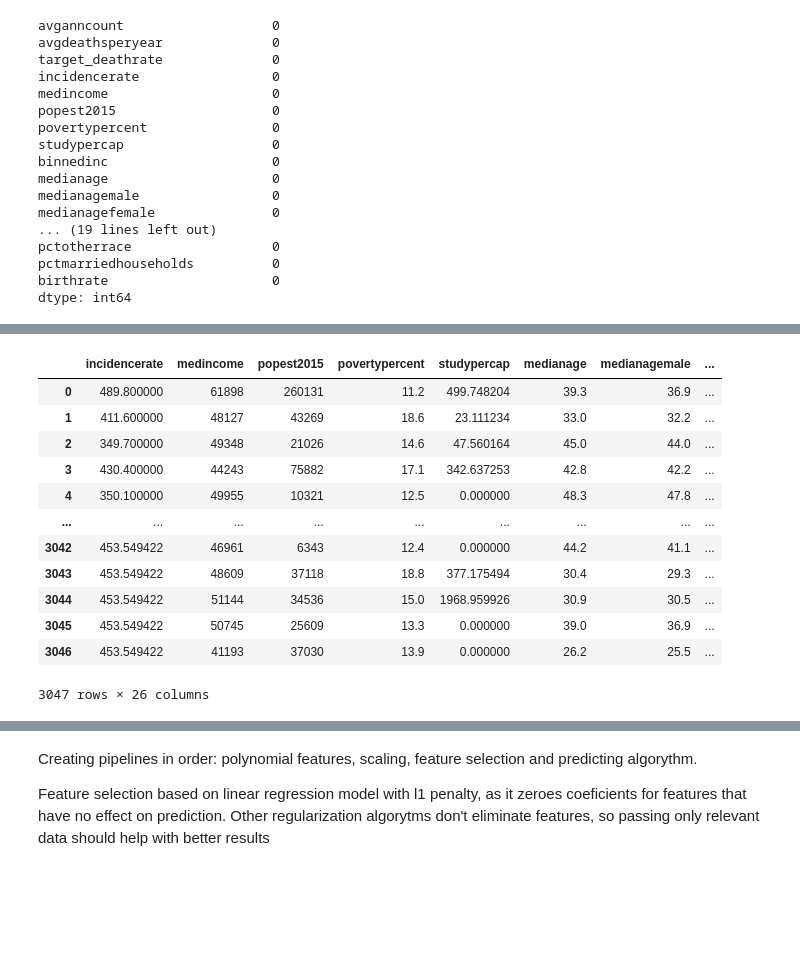
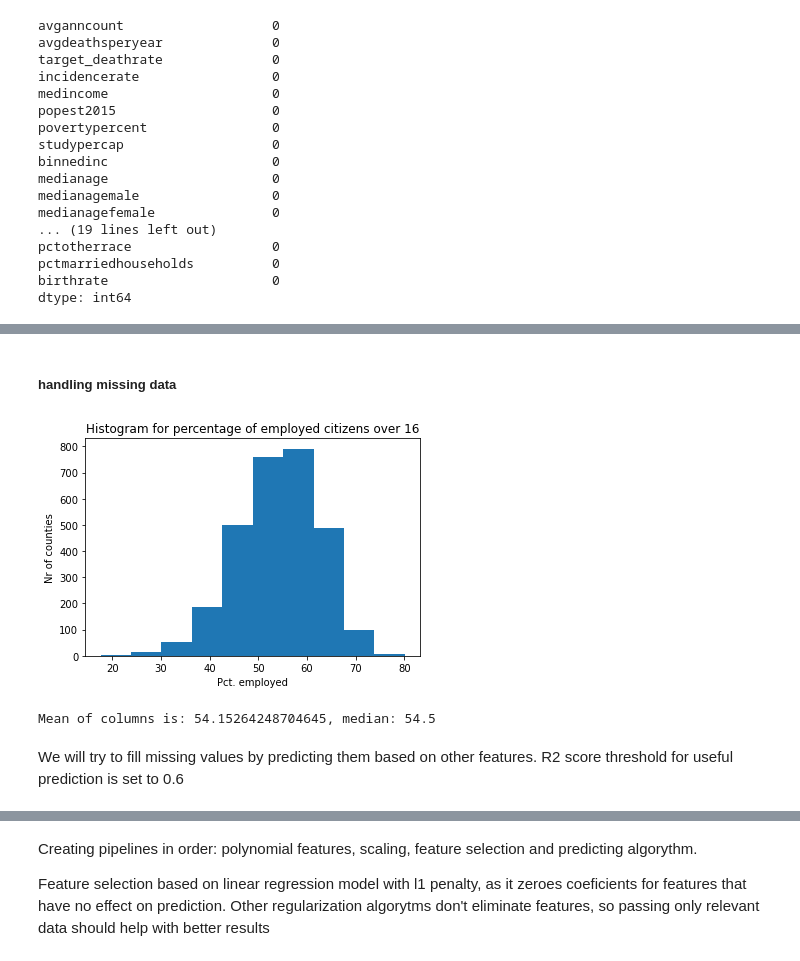
Before and after one commit to Sz-klarnia/Cancer-rates-by-US-County---analisys-and-pre, a Jupyter notebook: Cancer prediction.ipynb, the cells around one changed output, grey strips where cells are left out. Drawn from its saved outputs; the diff is of its cells as text; code cells hidden in the pictures; blank space fills up the shorter version.

```diff
--- a/Cancer prediction.ipynb
+++ b/Cancer prediction.ipynb
@@ -682,6 +549,3 @@ pctotherrace                  0
 pctmarriedhouseholds          0
 birthrate                     0
 dtype: int64
-# %%
-#removing columns with lots of nans and non numerical columns
-data = data.drop(["pctsomecol18_24","pctemployed16_over","pctprivatecoveragealone","binnedinc","geography"],axis=1)
@@ -704,19 +551,0 @@ data
-# %%
-# preparing data, first try, all variables
-X = data.iloc[:,3:]
-y = data.target_deathrate
-X
-# %% [output]
-|  | incidencerate | medincome | popest2015 | povertypercent | studypercap | medianage | medianagemale | ... |
-| 0 | 489.800000 | 61898 | 260131 | 11.2 | 499.748204 | 39.3 | 36.9 | ... |
-| 1 | 411.600000 | 48127 | 43269 | 18.6 | 23.111234 | 33.0 | 32.2 | ... |
-| 2 | 349.700000 | 49348 | 21026 | 14.6 | 47.560164 | 45.0 | 44.0 | ... |
-| 3 | 430.400000 | 44243 | 75882 | 17.1 | 342.637253 | 42.8 | 42.2 | ... |
-| 4 | 350.100000 | 49955 | 10321 | 12.5 | 0.000000 | 48.3 | 47.8 | ... |
-| ... | ... | ... | ... | ... | ... | ... | ... | ... |
-| 3042 | 453.549422 | 46961 | 6343 | 12.4 | 0.000000 | 44.2 | 41.1 | ... |
-| 3043 | 453.549422 | 48609 | 37118 | 18.8 | 377.175494 | 30.4 | 29.3 | ... |
-| 3044 | 453.549422 | 51144 | 34536 | 15.0 | 1968.959926 | 30.9 | 30.5 | ... |
-| 3045 | 453.549422 | 50745 | 25609 | 13.3 | 0.000000 | 39.0 | 36.9 | ... |
-| 3046 | 453.549422 | 41193 | 37030 | 13.9 | 0.000000 | 26.2 | 25.5 | ... |
-3047 rows × 26 columns
@@ -726,0 +562,18 @@ X_train, X_test, y_train, y_test = train_test_split(X,y,test_size=0.2)
+# %% [markdown]
+##### handling missing data
+# %%
+# filling missing data for pctemployed16_over
+
+# checking the distribution
+plt.hist(data["pctemployed16_over"])
+plt.title("Histogram for percentage of employed citizens over 16")
+plt.xlabel("Pct. employed")
+plt.ylabel("Nr of counties")
+plt.show()
+
+print(f"Mean of columns is: {data.pctemployed16_over.mean()}, median: {data.pctemployed16_over.median()}")
+# %% [output]
+[figure, added]
+Mean of columns is: 54.15264248704645, median: 54.5
+# %% [markdown]
+We will try to fill missing values by predicting them based on other features. R2 score threshold for useful prediction is set to 0.6
```
Also changed, not shown: parts of 85 cells of this notebook, 2 other files.
